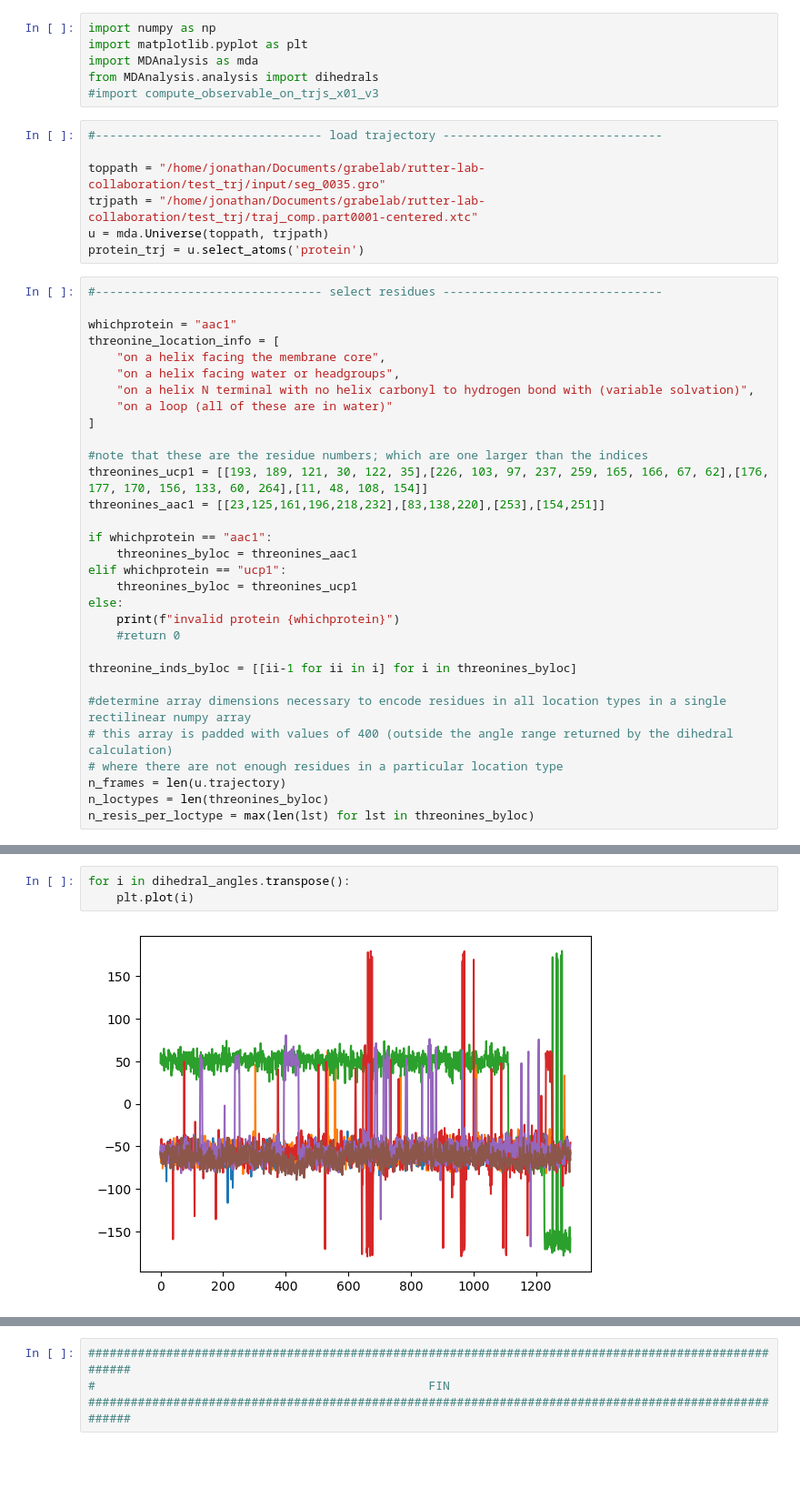
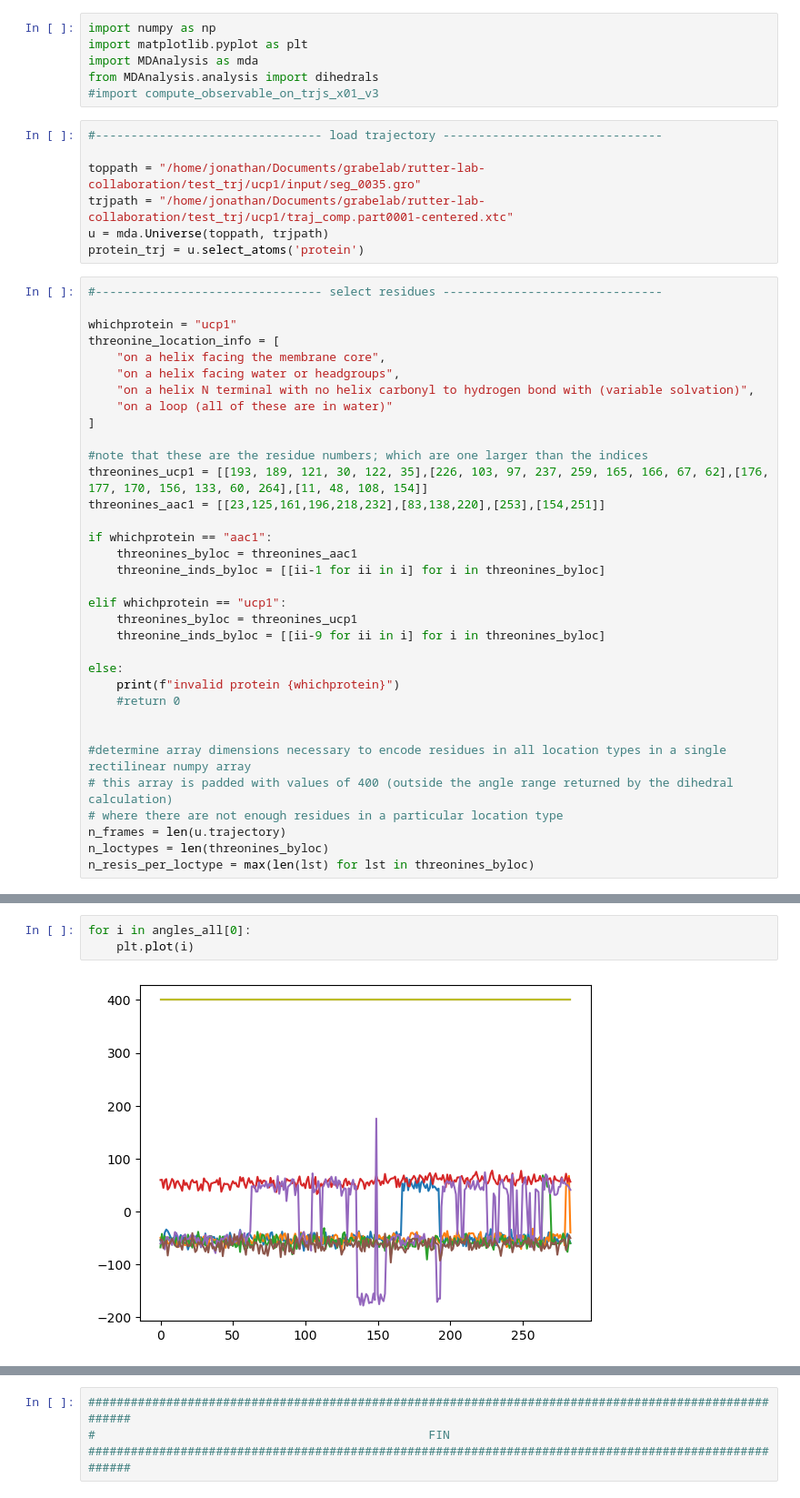
Before and after one commit to JonathanHB/threonine_rotamer_analysis, a Jupyter notebook: threonine_rotamer_calculation.ipynb, the cells around one changed output, grey strips where cells are left out. Shown at 91% size. Cells and saved outputs as stored; diff of their text form; blank space fills up the shorter version.

```diff
--- a/threonine_rotamer_calculation.ipynb
+++ b/threonine_rotamer_calculation.ipynb
@@ -7,14 +14,14 @@ from MDAnalysis.analysis import dihedrals
 # %%
 #-------------------------------- load trajectory -------------------------------
 
-toppath = "/home/jonathan/Documents/grabelab/rutter-lab-collaboration/test_trj/input/seg_0035.gro"
-trjpath = "/home/jonathan/Documents/grabelab/rutter-lab-collaboration/test_trj/traj_comp.part0001-centered.xtc"
+toppath = "/home/jonathan/Documents/grabelab/rutter-lab-collaboration/test_trj/ucp1/input/seg_0035.gro"
+trjpath = "/home/jonathan/Documents/grabelab/rutter-lab-collaboration/test_trj/ucp1/traj_comp.part0001-centered.xtc"
 u = mda.Universe(toppath, trjpath)
 protein_trj = u.select_atoms('protein')
 # %%
 #-------------------------------- select residues -------------------------------
 
-whichprotein = "aac1"
+whichprotein = "ucp1"
 threonine_location_info = [
     "on a helix facing the membrane core",
     "on a helix facing water or headgroups",
@@ -28,13 +35,16 @@ threonines_aac1 = [[23,125,161,196,218,232],[83,138,220],[253],[154,251]]
 
 if whichprotein == "aac1":
     threonines_byloc = threonines_aac1
+    threonine_inds_byloc = [[ii-1 for ii in i] for i in threonines_byloc]
+
 elif whichprotein == "ucp1":
     threonines_byloc = threonines_ucp1
+    threonine_inds_byloc = [[ii-9 for ii in i] for i in threonines_byloc]
+
 else:
     print(f"invalid protein {whichprotein}")
     #return 0
 
-threonine_inds_byloc = [[ii-1 for ii in i] for i in threonines_byloc]
 
 #determine array dimensions necessary to encode residues in all location types in a single rectilinear numpy array
 # this array is padded with values of 400 (outside the angle range returned by the dihedral calculation)
@@ -102,8 +124,8 @@ print(rotamer_counts)
 # %%
-for i in dihedral_angles.transpose():
+for i in angles_all[0]:
     plt.plot(i)
 # %% [output]
-[figure, old version]
+[figure, new version]
 # %%
 for i in angles_discrete[0]:
     plt.plot(i)
```
Also changed, not shown: parts of 9 cells of this notebook, 3 other files.
